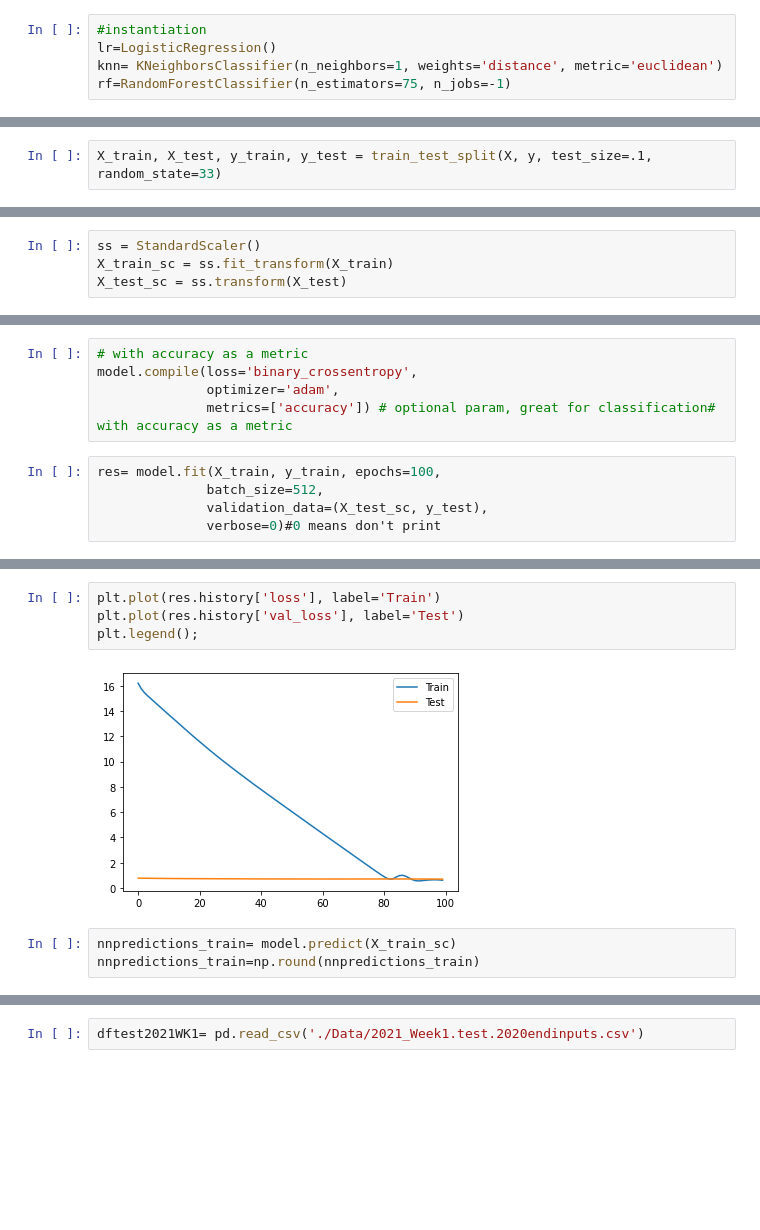
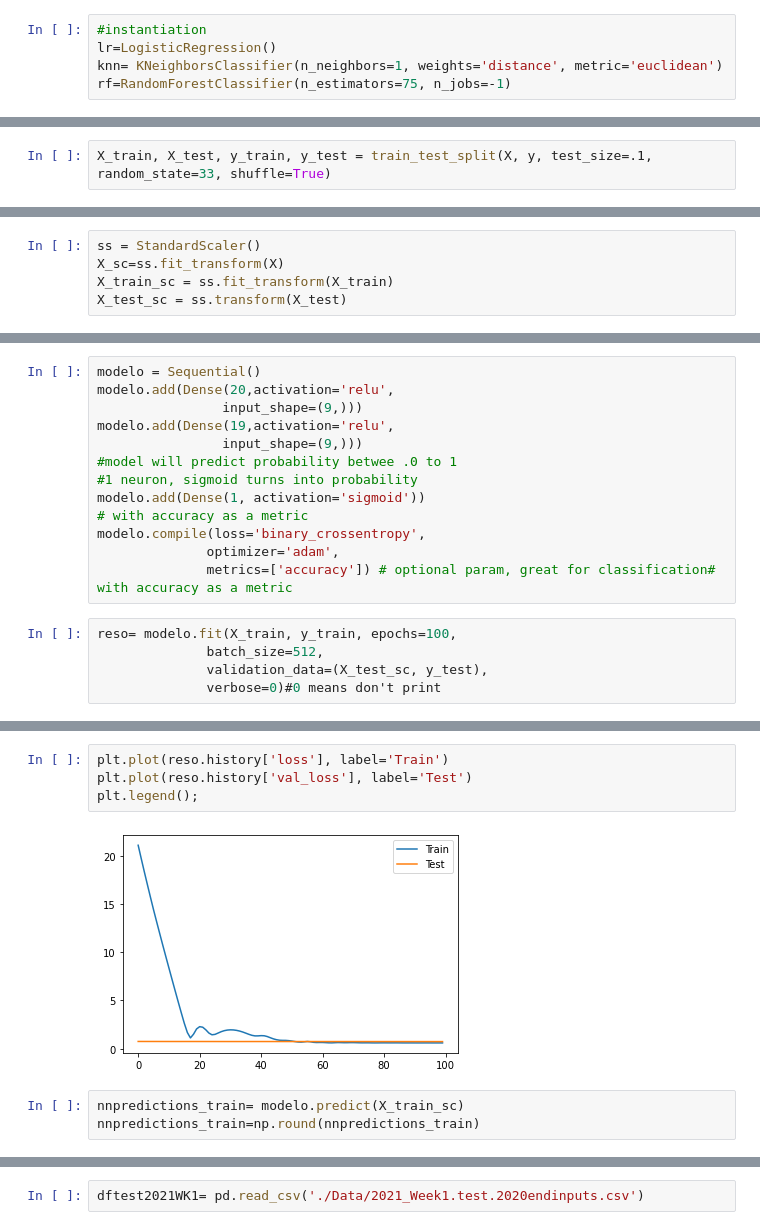
Before and after one commit to vivekbavda/NFL, a Jupyter notebook: BavdaNFLCapstoneDataCleaning.ipynb, the cells around one changed output, grey strips where cells are left out. Cells and saved outputs as stored; diff of their text form; blank space fills up the shorter version.

```diff
--- a/BavdaNFLCapstoneDataCleaning.ipynb
+++ b/BavdaNFLCapstoneDataCleaning.ipynb
@@ -1127,5 +1129,5 @@ F1 Score: 0.6382978723404256
 # %%
-X_train, X_test, y_train, y_test = train_test_split(X, y, test_size=.1, random_state=33)
+X_train, X_test, y_train, y_test = train_test_split(X, y, test_size=.1, random_state=33, shuffle=True)
 # %%
 X.shape
 # %% [output]
@@ -1133,5 +1135,6 @@ X.shape
 # %%
 ss = StandardScaler()
+X_sc=ss.fit_transform(X)
 X_train_sc = ss.fit_transform(X_train)
 X_test_sc = ss.transform(X_test)
 # %%
@@ -1146,10 +1173,18 @@ model.add(Dense(1, activation='sigmoid'))
 # %%
+modelo = Sequential()
+modelo.add(Dense(20,activation='relu',
+                input_shape=(9,)))
+modelo.add(Dense(19,activation='relu',
+                input_shape=(9,)))
+#model will predict probability betwee .0 to 1
+#1 neuron, sigmoid turns into probability
+modelo.add(Dense(1, activation='sigmoid'))
 # with accuracy as a metric
-model.compile(loss='binary_crossentropy',
+modelo.compile(loss='binary_crossentropy',
               optimizer='adam',
               metrics=['accuracy']) # optional param, great for classification# with accuracy as a metric
 # %%
-res= model.fit(X_train, y_train, epochs=100,
+reso= modelo.fit(X_train, y_train, epochs=100,
               batch_size=512,
               validation_data=(X_test_sc, y_test),
               verbose=0)#0 means don't print
@@ -1158,13 +1193,13 @@ res.history.keys()
 # %% [output]
 dict_keys(['loss', 'accuracy', 'val_loss', 'val_accuracy'])
 # %%
-plt.plot(res.history['loss'], label='Train')
-plt.plot(res.history['val_loss'], label='Test')
+plt.plot(reso.history['loss'], label='Train')
+plt.plot(reso.history['val_loss'], label='Test')
 plt.legend();
 # %% [output]
-[figure, old version]
+[figure, new version]
 # %%
-nnpredictions_train= model.predict(X_train_sc)
+nnpredictions_train= modelo.predict(X_train_sc)
 nnpredictions_train=np.round(nnpredictions_train)
 # %%
 cnf_matrix_nn_train=metrics.confusion_matrix(y_train, nnpredictions_train)
```
Also changed, not shown: parts of 35 cells of this notebook, 12 other files.
